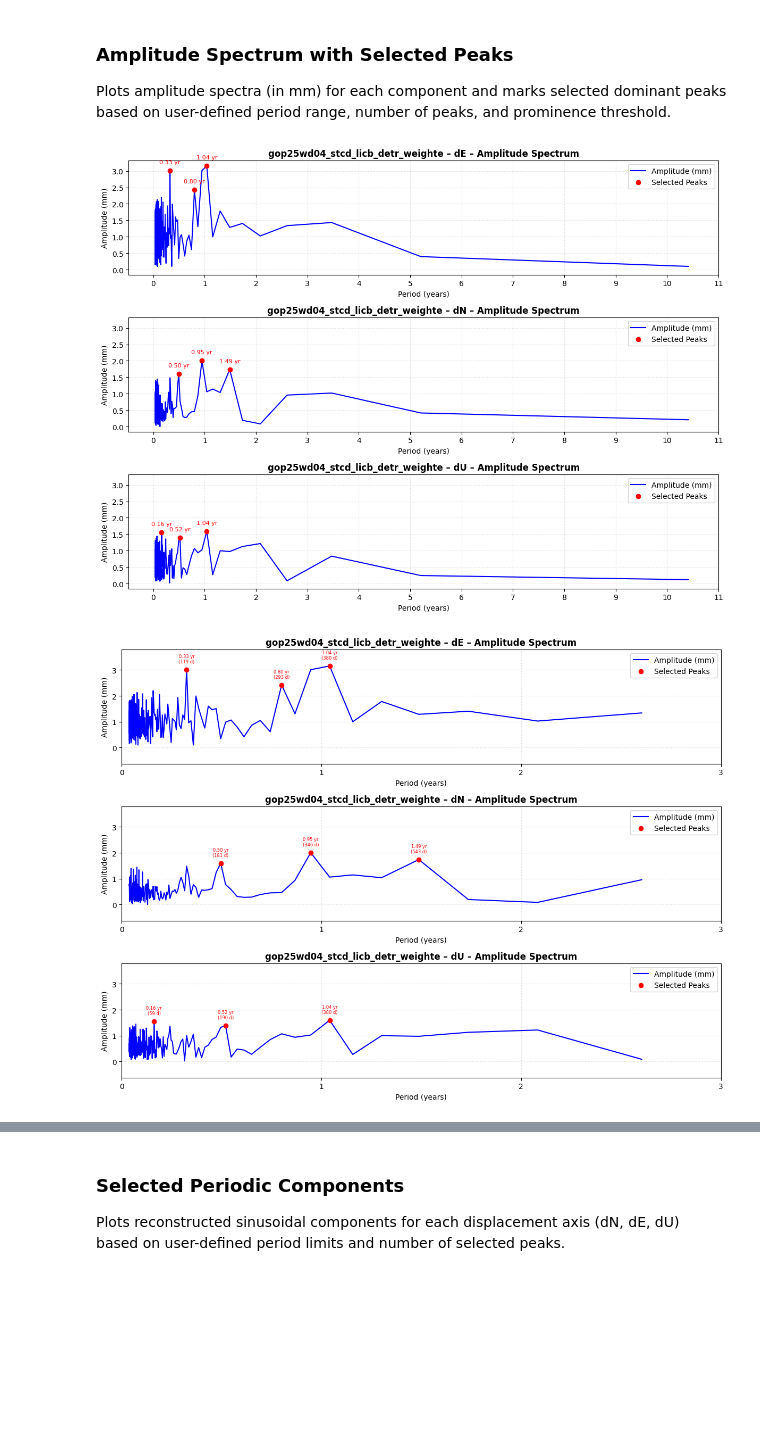
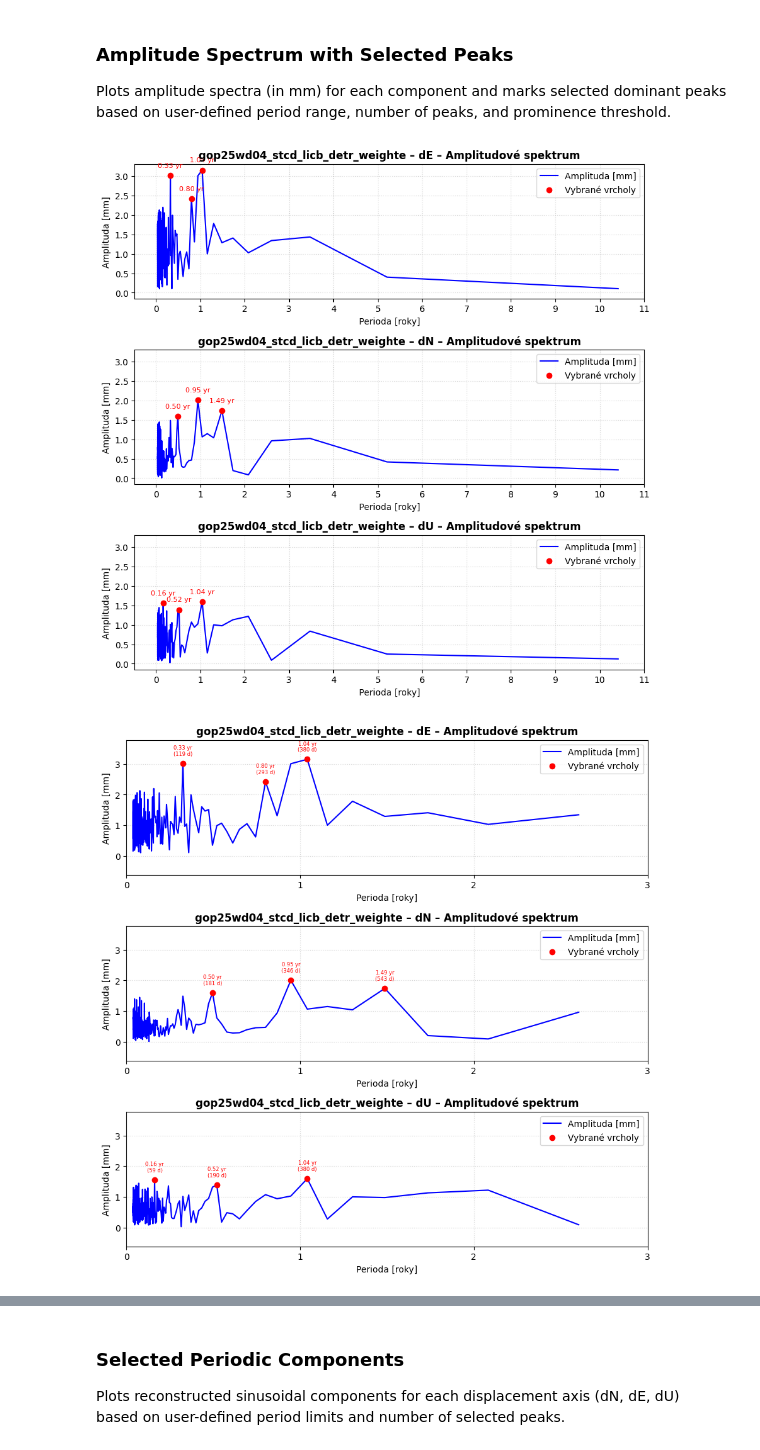
Before and after one commit to kovarmi9/MasterThesis-DorisAnalysis, a Jupyter notebook: notebooks/stations/spectral_analysis.ipynb, the cells around one changed output, grey strips where cells are left out. Cells and saved outputs as stored; diff of their text form; code cells hidden in the pictures; blank space fills up the shorter version.

```diff
--- a/notebooks/stations/spectral_analysis.ipynb
+++ b/notebooks/stations/spectral_analysis.ipynb
@@ -458,7 +336,7 @@ for c, dfp in periodogram_results.items():
 Plots amplitude (in z-score) versus frequency (cycles per year) for each component.
 # %%
 # --- Plot periodogram for each component (frequency in cycles/year) ---
-fig, axes = plt.subplots(len(components), 1, figsize=(12, 9), sharex=False, sharey=True)
+fig, axes = plt.subplots(len(components), 1, figsize=(9, 9), sharex=False, sharey=True)
 if len(components) == 1:
     axes = [axes]
 
@@ -469,10 +347,10 @@ for ax, comp in zip(axes, components):
     m = np.isfinite(df_p['frequency (cycles/year)'])
     df_plot = df_p.loc[m, ['frequency (cycles/year)', 'amplitude_z']]
 
-    ax.plot(df_plot['frequency (cycles/year)'], df_plot['amplitude_z'], '-', color='blue', label='Amplitude (z-score)')
-    ax.set_title(f"{Path(DETR_CSV).stem[:-10]} – {comp} – Frequency Spectrum", fontweight='bold')
-    ax.set_ylabel('Amplitude (z-score)')
-    ax.set_xlabel('Frequency (cycles/year)')
+    ax.plot(df_plot['frequency (cycles/year)'], df_plot['amplitude_z'], '-', color='blue', label='Amplituda (z-skóre)')
+    ax.set_title(f"{Path(DETR_CSV).stem[:-10]} – {comp} – Frekvenční spektrum", fontweight='bold')
+    ax.set_ylabel('Amplituda (z-skóre)')
+    ax.set_xlabel('Frekvence [cykly/rok]')
     ax.grid(True, linestyle=':', alpha=0.5)
     ax.legend()
 
@@ -494,7 +372,7 @@ plt.show()
 Plots amplitude (in mm) of each component against its period (in years).
 # %%
 # --- Plot periodogram for each component (amplitude in mm) ---
-fig, axes = plt.subplots(len(components), 1, figsize=(12, 9), sharex=False, sharey=True)
+fig, axes = plt.subplots(len(components), 1, figsize=(9, 9), sharex=False, sharey=True)
 if len(components) == 1:
     axes = [axes]
 
@@ -505,10 +383,10 @@ for ax, comp in zip(axes, components):
     m = np.isfinite(df_p['period (years)'])
     df_plot = df_p.loc[m, ['period (years)', 'amplitude_mm']]
 
-    ax.plot(df_plot['period (years)'], df_plot['amplitude_mm'], '-', color='blue', label='Amplitude (mm)')
-    ax.set_title(f"{Path(DETR_CSV).stem[:-10]} – {comp} – Amplitude Spectrum", fontweight='bold')
-    ax.set_ylabel('Amplitude (mm)')
-    ax.set_xlabel('Period (years)')
+    ax.plot(df_plot['period (years)'], df_plot['amplitude_mm'], '-', color='blue', label='Amplituda [mm]')
+    ax.set_title(f"{Path(DETR_CSV).stem[:-10]} – {comp} – Amplitudové spektrum", fontweight='bold')
+    ax.set_ylabel('Amplituda [mm]')
+    ax.set_xlabel('Perioda [roky]')
     ax.grid(True, linestyle=':', alpha=0.5)
     ax.legend()
 
@@ -802,7 +527,7 @@ Plots amplitude spectra (in mm) for each component and marks selected dominant p
 based on user-defined period range, number of peaks, and prominence threshold.
 # %%
 # --- Plot amplitude spectra with selected dominant peaks ---
-fig, axes = plt.subplots(len(components), 1, figsize=(12, 9), sharex=False, sharey=True)
+fig, axes = plt.subplots(len(components), 1, figsize=(9, 9), sharex=False, sharey=True)
 if len(components) == 1:
     axes = [axes]
 
@@ -827,11 +552,11 @@ for ax, comp in zip(axes, components):
     # --- Base plot ---
     m = np.isfinite(periods)
     df_plot = df_p.loc[m, ['period (years)', 'amplitude_mm']]
-    ax.plot(df_plot['period (years)'], df_plot['amplitude_mm'], '-', color='blue', label='Amplitude (mm)')
+    ax.plot(df_plot['period (years)'], df_plot['amplitude_mm'], '-', color='blue', label='Amplituda [mm]')
 
     # --- Highlight selected peaks ---
     if len(top_idx):
-        ax.scatter(periods[top_idx], amps[top_idx], color='red', zorder=5, label='Selected Peaks')
+        ax.scatter(periods[top_idx], amps[top_idx], color='red', zorder=5, label='Vybrané vrcholy')
         for i in top_idx:
             ax.annotate(f"{periods[i]:.2f} yr",
                         (periods[i], amps[i]),
@@ -840,9 +565,9 @@ for ax, comp in zip(axes, components):
                         linespacing=1.1)
 
     # --- Axis styling ---
-    ax.set_title(f"{Path(DETR_CSV).stem[:-10]} – {comp} – Amplitude Spectrum", fontweight='bold')
-    ax.set_ylabel('Amplitude (mm)')
-    ax.set_xlabel('Period (years)')
+    ax.set_title(f"{Path(DETR_CSV).stem[:-10]} – {comp} – Amplitudové spektrum", fontweight='bold')
+    ax.set_ylabel('Amplituda [mm]')
+    ax.set_xlabel('Perioda [roky]')
     ax.grid(True, linestyle=':', alpha=0.5)
     ax.legend()
 
@@ -858,13 +583,13 @@ image_file_name = f"{IMAGE_NAME}_amplitude_mm_peaks"
 fig.savefig(IMAGES_DIR / f"{image_file_name}.pdf", bbox_inches="tight")
 plt.show()
 # %% [output]
-[figure, old version]
+[figure, new version]
 # %%
 # --- Config: fraction of x-range to show (0 < frac <= 1) ---
 PERIOD_VIEW_FRAC = 0.25   # dej 0.5 pro "první půlku", 1.0 pro celé
 
 # --- Plot amplitude spectra with selected dominant peaks ---
-fig, axes = plt.subplots(len(components), 1, figsize=(12, 9), sharex=False, sharey=True)
+fig, axes = plt.subplots(len(components), 1, figsize=(9, 9), sharex=False, sharey=True)
 if len(components) == 1:
     axes = [axes]
 
@@ -898,45 +623,45 @@ for ax, comp in zip(axes, components):
     m_view = df_plot['period (years)'] <= view_max if PERIOD_VIEW_FRAC < 1.0 else slice(None)
     ax.plot(df_plot.loc[m_view, 'period (years)'],
             df_plot.loc[m_view, 'amplitude_mm'],
-            '-', color='blue', label='Amplitude (mm)')
+            '-', color='blue', label='Amplituda [mm]')
 
     # --- Highlight selected peaks (jen ty, co spadají do zobrazeného okna) ---
     if len(top_idx):
         in_view = periods[top_idx] <= view_max if PERIOD_VIEW_FRAC < 1.0 else np.ones_like(top_idx, dtype=bool)
         vis_idx = np.array(top_idx)[in_view]
 
         if vis_idx.size:
-            ax.scatter(periods[vis_idx], amps[vis_idx], color='red', zorder=5, label='Selected Peaks')
+            ax.scatter(periods[vis_idx], amps[vis_idx], color='red', zorder=5, label='Vybrané vrcholy')
             for i in vis_idx:
                 days = int(round(periods[i] * 365.2425))
                 ax.annotate(f"{periods[i]:.2f} yr\n({days} d)",
                 #ax.annotate(f"{periods[i]:.2f} yr",
                             (periods[i], amps[i]),
                             xytext=(0, 8), textcoords='offset points',
                             ha='center', va='bottom', color='red', fontsize=6,
                             linespacing=1.1)
 
     # --- Axis styling ---
     ax.margins(y=0.2)
-    ax.set_title(f"{Path(DETR_CSV).stem[:-10]} – {comp} – Amplitude Spectrum", fontweight='bold')
-    ax.set_ylabel('Amplitude (mm)')
-    ax.set_xlabel('Period (years)')
+    ax.set_title(f"{Path(DETR_CSV).stem[:-10]} – {comp} – Amplitudové spektrum", fontweight='bold')
+    ax.set_ylabel('Amplituda [mm]')
+    ax.set_xlabel('Perioda [roky]')
     ax.grid(True, linestyle=':', alpha=0.5)
     ax.legend()
 
     # --- X-limits + ticks ---
     ax.set_xlim(0, view_max if PERIOD_VIEW_FRAC < 1.0 else max_period)
     tick_max = np.ceil(view_max if PERIOD_VIEW_FRAC < 1.0 else max_period)
     ax.set_xticks(np.arange(0, tick_max + 1, 1))
 
     df_all[comp] = df_plot['amplitude_mm'].reset_index(drop=True)
 
 plt.tight_layout()
 image_file_name = f"{IMAGE_NAME}_amplitude_mm_peaks"
 fig.savefig(IMAGES_DIR / f"{image_file_name}.pdf", bbox_inches="tight")
 plt.show()
 # %% [output]
-[figure, old version]
+[figure, new version]
 # %%
 # ---------------------------- Config ---------------------------------------------------------
 globals_dict     = globals()
```
Also changed, not shown: parts of 22 cells of this notebook, 24 other files.
